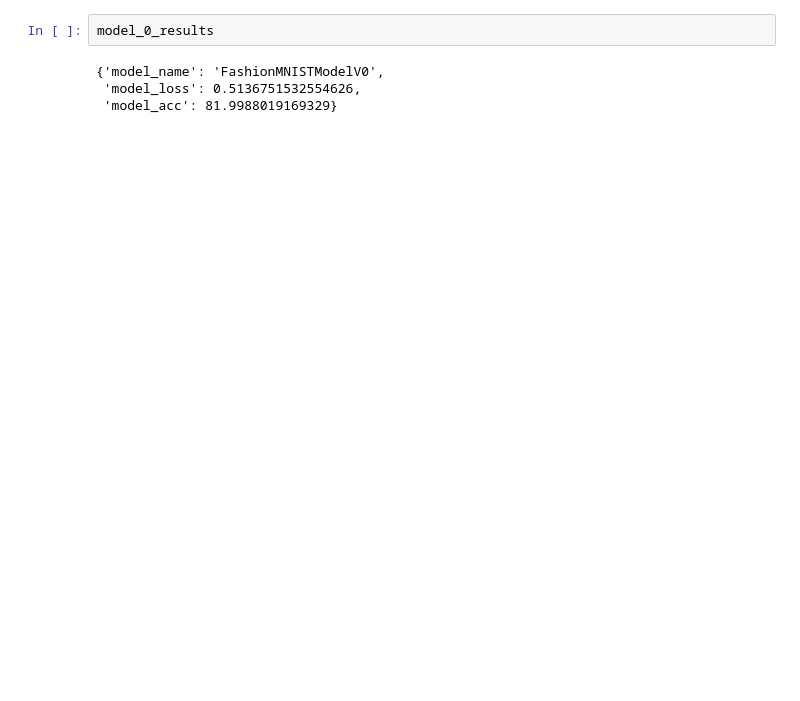
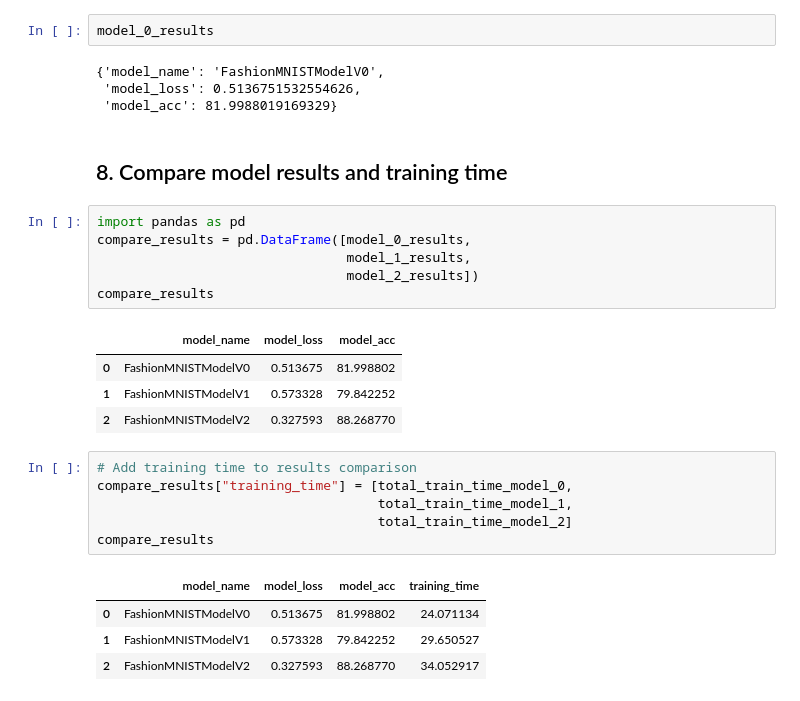
Before and after one commit to Cyborgkong/pytorch-crashcourse-for-beginners, a Jupyter notebook: 03_pytorch_computer_vision.ipynb, the cells around one changed output. Saved outputs shown, nothing was run; the diff lists cells and outputs as text; blank space fills up the shorter version.

```diff
--- a/03_pytorch_computer_vision.ipynb
+++ b/03_pytorch_computer_vision.ipynb
@@ -941,3 +941,27 @@ model_0_results
 {'model_name': 'FashionMNISTModelV0',
  'model_loss': 0.5136751532554626,
  'model_acc': 81.9988019169329}
+# %% [markdown]
+## 8. Compare model results and training time
+# %%
+import pandas as pd
+compare_results = pd.DataFrame([model_0_results,
+                                model_1_results,
+                                model_2_results])
+compare_results
+# %% [output]
+|  | model_name | model_loss | model_acc |
+| 0 | FashionMNISTModelV0 | 0.513675 | 81.998802 |
+| 1 | FashionMNISTModelV1 | 0.573328 | 79.842252 |
+| 2 | FashionMNISTModelV2 | 0.327593 | 88.268770 |
+# %%
+# Add training time to results comparison
+compare_results["training_time"] = [total_train_time_model_0,
+                                    total_train_time_model_1,
+                                    total_train_time_model_2]
+compare_results
+# %% [output]
+|  | model_name | model_loss | model_acc | training_time |
+| 0 | FashionMNISTModelV0 | 0.513675 | 81.998802 | 24.071134 |
+| 1 | FashionMNISTModelV1 | 0.573328 | 79.842252 | 29.650527 |
+| 2 | FashionMNISTModelV2 | 0.327593 | 88.268770 | 34.052917 |
```
Also changed, not shown: parts of 3 cells of this notebook.
